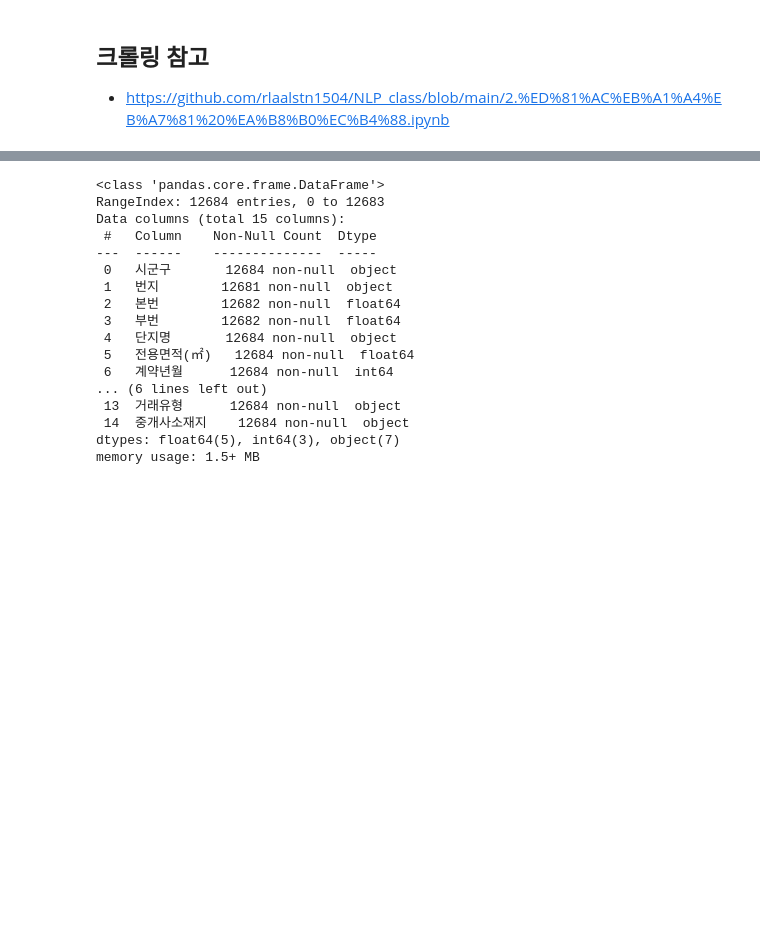
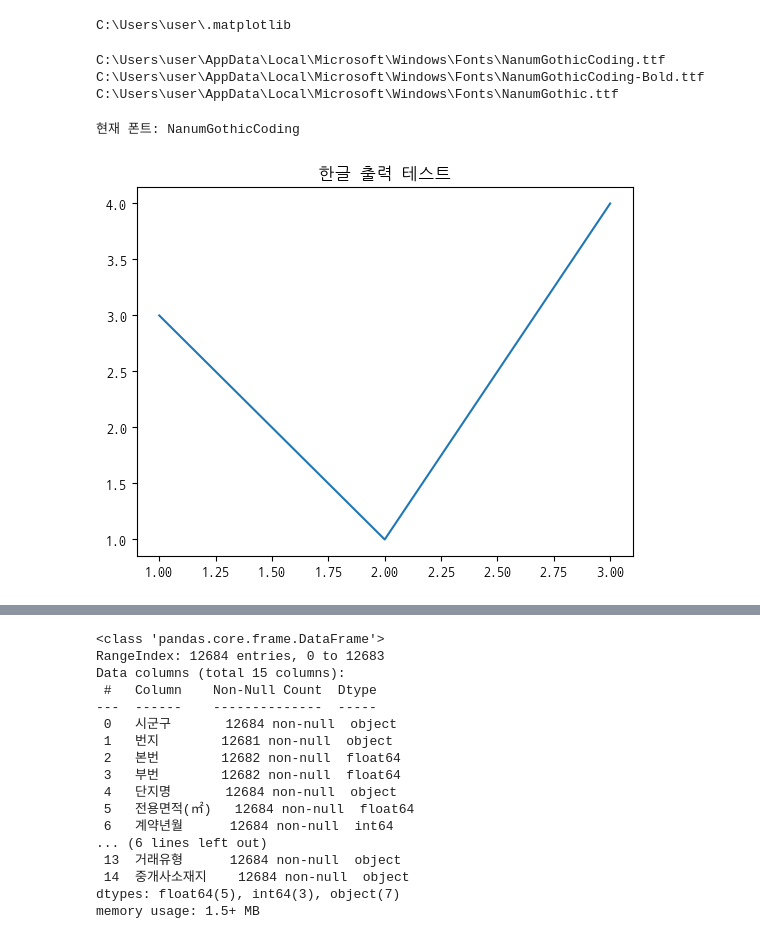
Before and after one commit to hyunyoungDA/nvidia-course, a Jupyter notebook: week1/day1/seoul_apartment_predict.ipynb, the cells around one changed output, grey strips where cells are left out. Cells and saved outputs as stored; diff of their text form; code cells hidden in the pictures; blank space fills up the shorter version.

```diff
--- a/week1/day1/seoul_apartment_predict.ipynb
+++ b/week1/day1/seoul_apartment_predict.ipynb
@@ -1,6 +1,43 @@
-# %% [markdown]
-## 크롤링 참고
-- https://github.com/rlaalstn1504/NLP_class/blob/main/2.%ED%81%AC%EB%A1%A4%EB%A7%81%20%EA%B8%B0%EC%B4%88.ipynb
+# %%
+import matplotlib as mpl
+print(mpl.get_cachedir())
+# %% [output]
+C:\Users\user\.matplotlib
+# %%
+import matplotlib.font_manager as fm
+
+for f in fm.findSystemFonts(fontpaths=None):
+    if "Nanum" in f or "나눔" in f:
+        print(f)
+# %% [output]
+C:\Users\user\AppData\Local\Microsoft\Windows\Fonts\NanumGothicCoding.ttf
+C:\Users\user\AppData\Local\Microsoft\Windows\Fonts\NanumGothicCoding-Bold.ttf
+C:\Users\user\AppData\Local\Microsoft\Windows\Fonts\NanumGothic.ttf
+# %%
+import matplotlib.pyplot as plt
+import matplotlib.font_manager as fm
+import matplotlib as mpl
+
+# ↓ 다운로드한 나눔고딕 폰트 경로 설정 (수정 가능)
+font_path = "C:/Users/user/AppData/Local/Microsoft/Windows/Fonts/NanumGothicCoding.ttf"
+fontprop = fm.FontProperties(fname=font_path)
+font_name = fontprop.get_name()
+
+# matplotlib 기본 설정에 폰트 등록
+plt.rcParams["font.family"] = font_name
+plt.rcParams["axes.unicode_minus"] = False
+
+# 캐시 강제 갱신
+# fm._rebuild()  # 이거로 강제로 fontlist 생성
+print("현재 폰트:", font_name)
+
+# 테스트
+plt.title("한글 출력 테스트")
+plt.plot([1, 2, 3], [3, 1, 4])
+plt.show()
+# %% [output]
+현재 폰트: NanumGothicCoding
+[figure, added]
 # %%
 import pandas as pd
 import numpy as np
```
Also changed, not shown: parts of 26 cells of this notebook, 3 other files.
